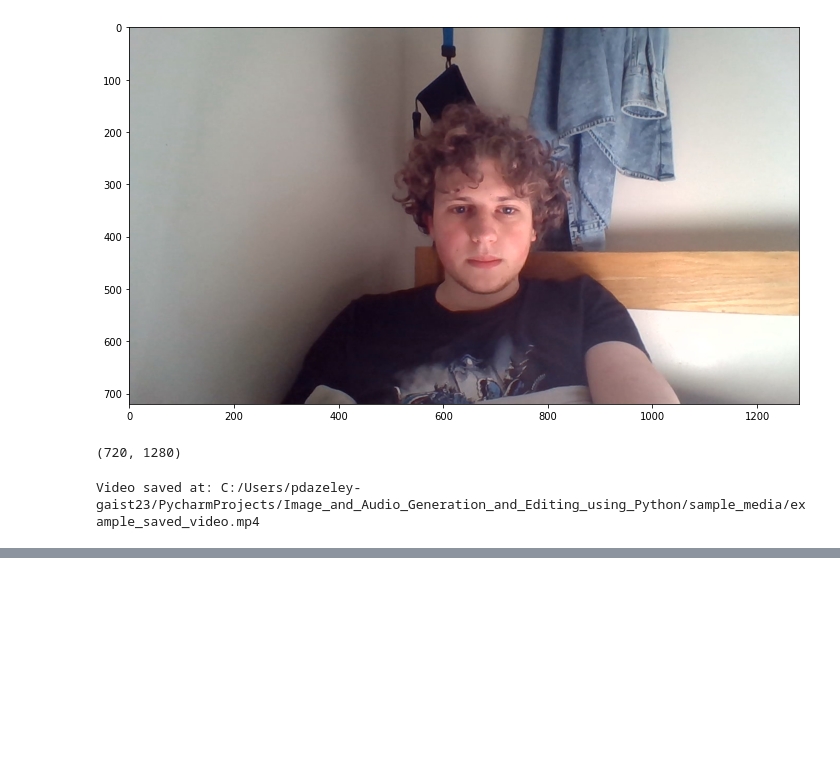
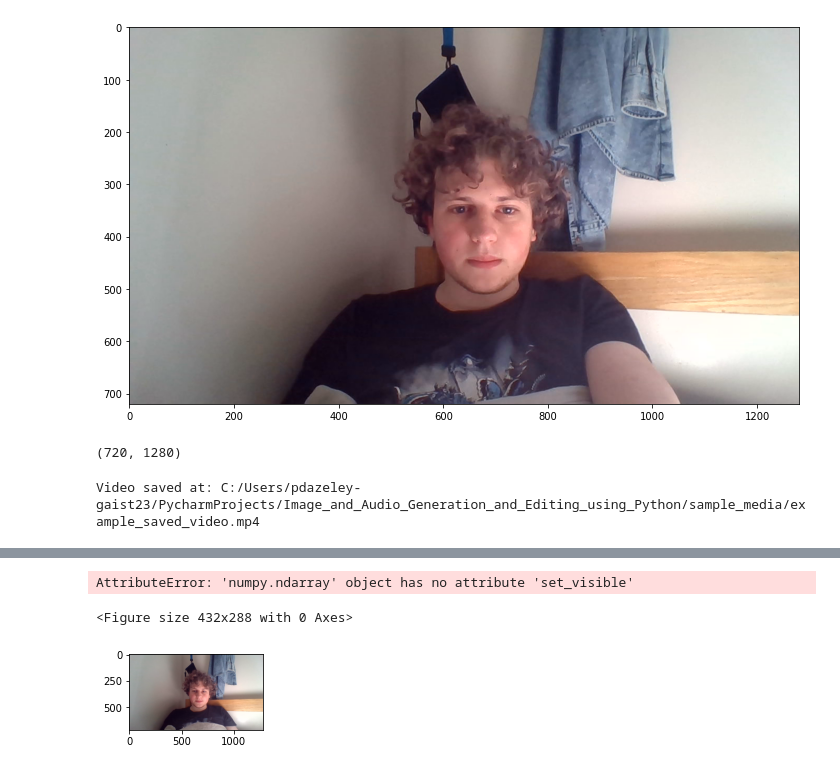
Before and after one commit to phileasdg/Image_and_Audio_Generation_and_Editing_using_Python, a Jupyter notebook: project_documentation/Media_tools_playground.ipynb, the cells around one changed output, grey strips where cells are left out. Cells and saved outputs as stored; diff of their text form; code cells hidden in the pictures; blank space fills up the shorter version.

Commit message:
Attempted creating matplotlib animation preview code. Needs testing.

```diff
--- a/project_documentation/Media_tools_playground.ipynb
+++ b/project_documentation/Media_tools_playground.ipynb
@@ -40,0 +38,19 @@ there should be a video here, is there?
+# %%
+video_tools.play_from_array(clip)
+# %% [output]
+AttributeError: 'numpy.ndarray' object has no attribute 'set_visible'
+<Figure size 432x288 with 0 Axes>
+# %%
+import matplotlib.pyplot as plt
+import matplotlib.animation as animation
+import cv2
+
+scale_ratio = .4
+fig = plt.figure(figsize=[scale_ratio*x for x in plt.rcParams["figure.figsize"]])
+for frame in clip:
+    plt.imshow(cv2.cvtColor(frame, cv2.COLOR_BGR2RGB), animated = True)
+anim = animation.ArtistAnimation(fig, clip, interval=fps/1000, blit=True)
+anim.save('test_save_minivid.mp4', writer = 'ffmpeg', fps = fps)
+plt.show()
+# %% [output]
+[figure, added]
```
Also changed, not shown: parts of 1 cell of this notebook, 1 other file.
